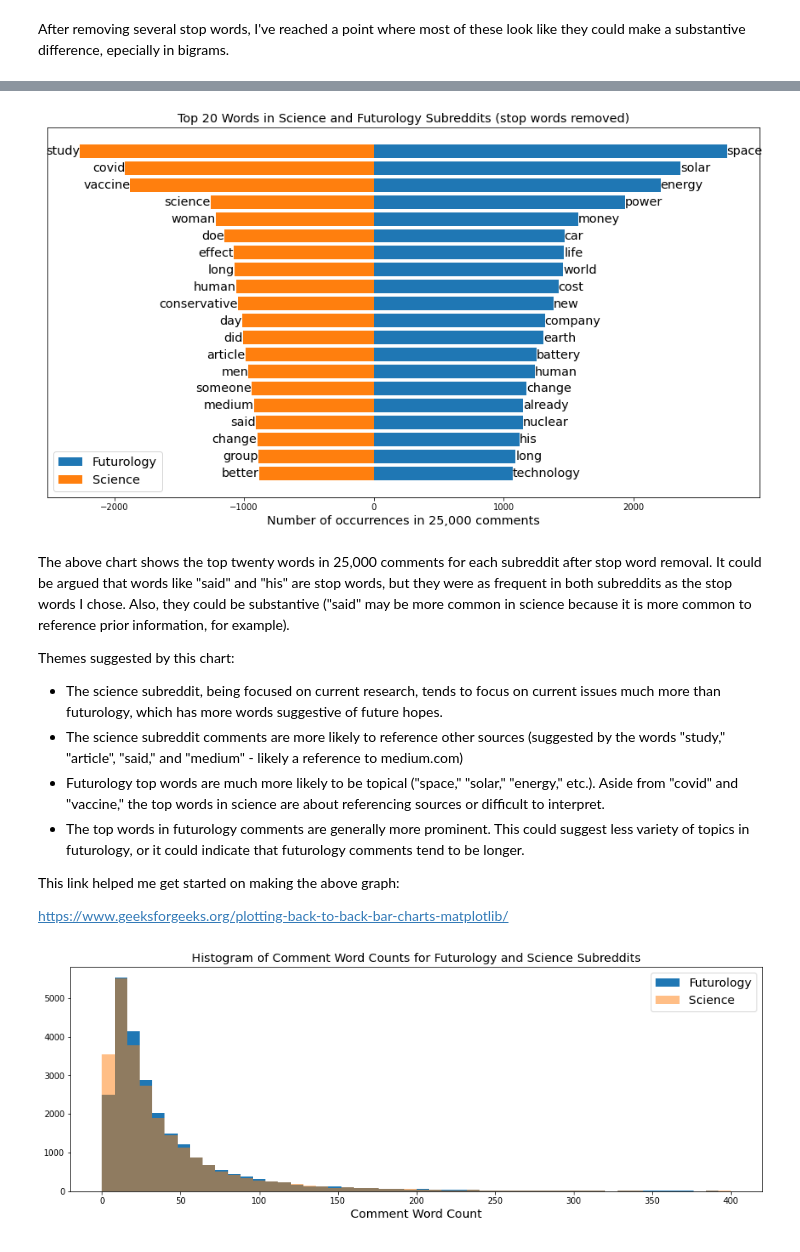
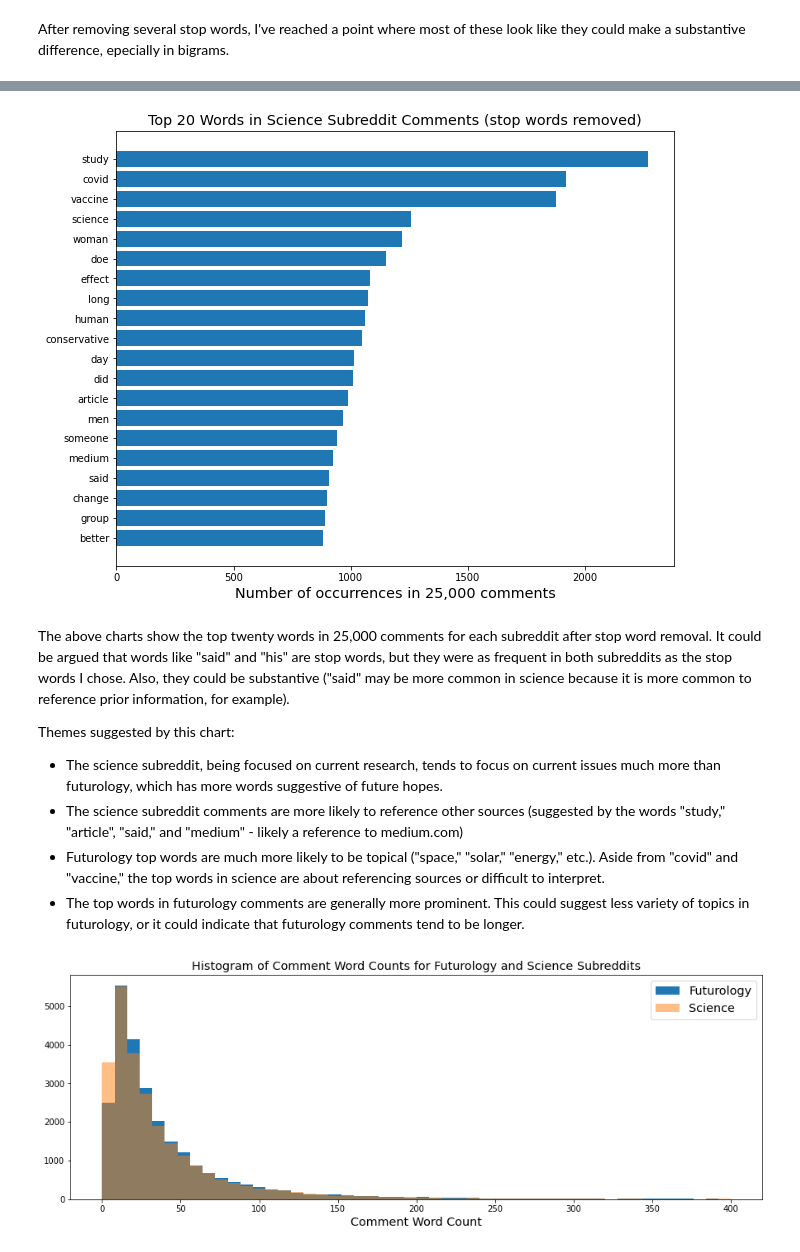
Before and after one commit to MarkCHarris/subreddit-nlp-classification, a Jupyter notebook: code/part2_nlp_eda.ipynb, the cells around one changed output, grey strips where cells are left out. Cells and saved outputs as stored; diff of their text form; code cells hidden in the pictures.

```diff
--- a/code/part2_nlp_eda.ipynb
+++ b/code/part2_nlp_eda.ipynb
@@ -149,28 +157,33 @@ After removing several stop words, I've reached a point where most of these look
+# %%
+plt.figure(figsize=(10,8))
+plt.barh(np.linspace(1,20,20), science_top_50[19::-1])
+plt.yticks(np.linspace(1,20,20), science_top_50.index[19::-1])
+plt.title('Top 20 Words in Science Subreddit Comments (stop words removed)', fontsize='x-large')
+plt.xlabel('Number of occurrences in 25,000 comments', fontsize='x-large');
+# %% [output]
+[figure, added]
 # %%
-plt.figure(figsize=(15,8))
-plot1 = plt.barh(np.linspace(1,20,20), future_top_50[19::-1])
-plt.bar_label(plot1, future_top_50.index[19::-1], fontsize='x-large')
-plot2 = plt.barh(np.linspace(1,20,20), -science_top_50[19::-1])
-plt.bar_label(plot2, science_top_50.index[19::-1], fontsize='x-large')
-plt.yticks(ticks=[])
-plt.title('Top 20 Words in Science and Futurology Subreddits (stop words removed)', fontsize='x-large')
-plt.xlabel('Number of occurrences in 25,000 comments', fontsize='x-large')
-plt.legend([plot1, plot2], ['Futurology', 'Science'], fontsize='x-large');
+# plt.figure(figsize=(15,8))
+# plot1 = plt.barh(np.linspace(1,20,20), future_top_50[19::-1])
+# plt.bar_label(plot1, future_top_50.index[19::-1], fontsize='x-large')
+# plot2 = plt.barh(np.linspace(1,20,20), -science_top_50[19::-1])
+# plt.bar_label(plot2, science_top_50.index[19::-1], fontsize='x-large')
+# plt.yticks(ticks=[])
+# plt.title('Top 20 Words in Science and Futurology Subreddits (stop words removed)', fontsize='x-large')
+# plt.xlabel('Number of occurrences in 25,000 comments', fontsize='x-large')
+# plt.legend([plot1, plot2], ['Futurology', 'Science'], fontsize='x-large');
+
+# This link helped me get started on making the above graph:
+
+# https://www.geeksforgeeks.org/plotting-back-to-back-bar-charts-matplotlib/
-# %% [output]
-[figure, removed]
 # %% [markdown]
-The above chart shows the top twenty words in 25,000 comments for each subreddit after stop word removal.  It could be argued that words like "said" and "his" are stop words, but they were as frequent in both subreddits as the stop words I chose.  Also, they could be substantive ("said" may be more common in science because it is more common to reference prior information, for example).
+The above charts show the top twenty words in 25,000 comments for each subreddit after stop word removal.  It could be argued that words like "said" and "his" are stop words, but they were as frequent in both subreddits as the stop words I chose.  Also, they could be substantive ("said" may be more common in science because it is more common to reference prior information, for example).
 
 Themes suggested by this chart:
 - The science subreddit, being focused on current research, tends to focus on current issues much more than futurology, which has more words suggestive of future hopes.
 - The science subreddit comments are more likely to reference other sources (suggested by the words "study," "article", "said," and "medium" - likely a reference to medium.com)
 - Futurology top words are much more likely to be topical ("space," "solar," "energy," etc.).  Aside from "covid" and "vaccine," the top words in science are about referencing sources or difficult to interpret.
 - The top words in futurology comments are generally more prominent.  This could suggest less variety of topics in futurology, or it could indicate that futurology comments tend to be longer.
-
-
-This link helped me get started on making the above graph:
-
-https://www.geeksforgeeks.org/plotting-back-to-back-bar-charts-matplotlib/
 # %%
 future_tokens = future_df['body'].apply(token_lem)
 future_word_count = [len(comment) for comment in future_tokens]
```
Also changed, not shown: parts of 5 cells of this notebook, 13 other files.
